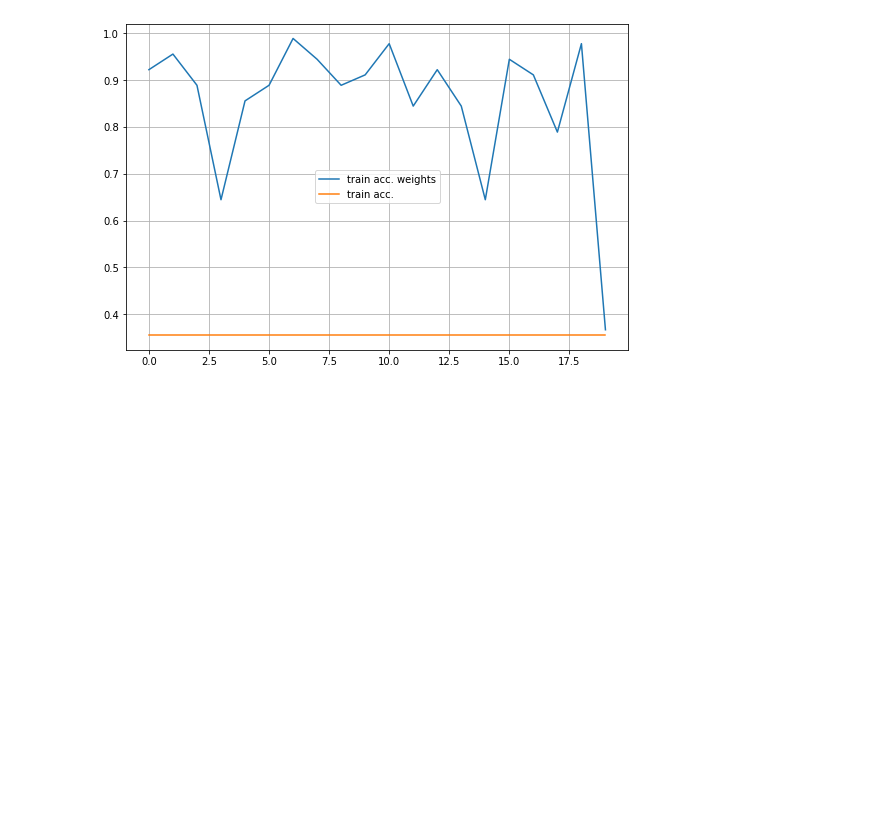
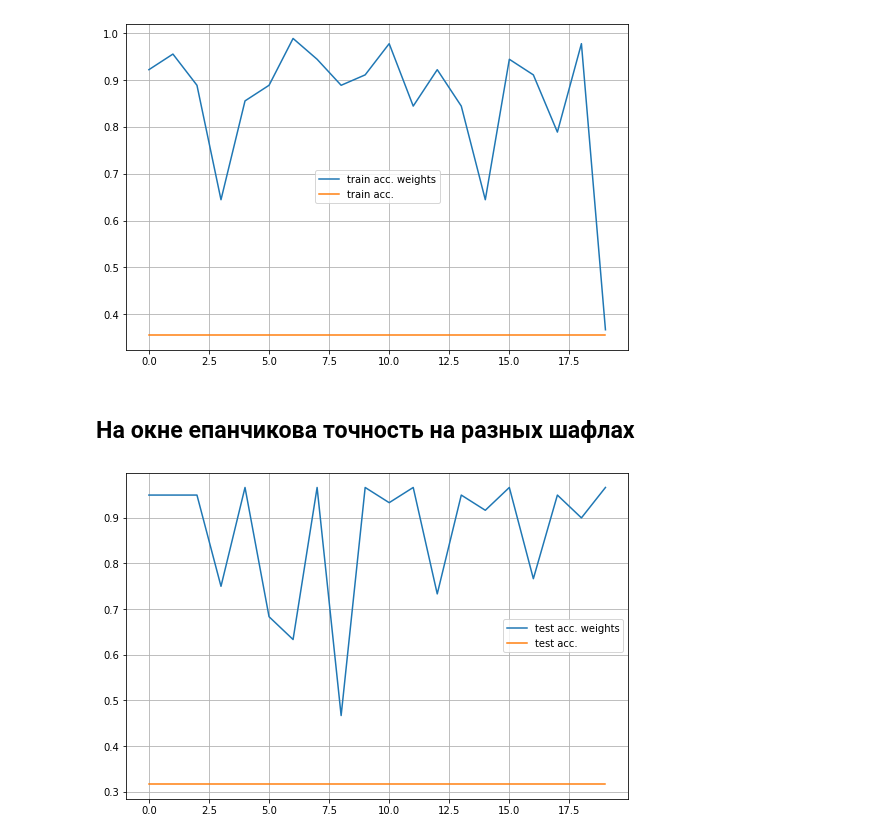
Before and after one commit to Altair200333/ML_tasks, a Jupyter notebook: task1/knn_shuffle_performance.ipynb, the cells around one changed output. Drawn from its saved outputs; the diff is of its cells as text; code cells hidden in the pictures; blank space fills up the shorter version.

```diff
--- a/task1/knn_shuffle_performance.ipynb
+++ b/task1/knn_shuffle_performance.ipynb
@@ -58,3 +58,16 @@ plt.grid()
 plt.show()
 # %% [output]
 [figure]
+# %% [markdown]
+<h2>На окне епанчикова точность на разных шафлах</h2>
+# %%
+spread = [measure_knn_data(iris, 4, 100, get_dst_metric(2), epanchinkow_window, 0.4, max_distance, True, 30) for i in range(20)]
+# %%
+plt.plot(np.array(spread)[:, 3], label='test acc. weights')
+plt.plot(np.array(spread)[:, 1], label='test acc.')
+
+plt.legend()
+plt.grid()
+plt.show()
+# %% [output]
+[figure, added]
```
Also changed, not shown: parts of 1 cell of this notebook, 1 other file.
